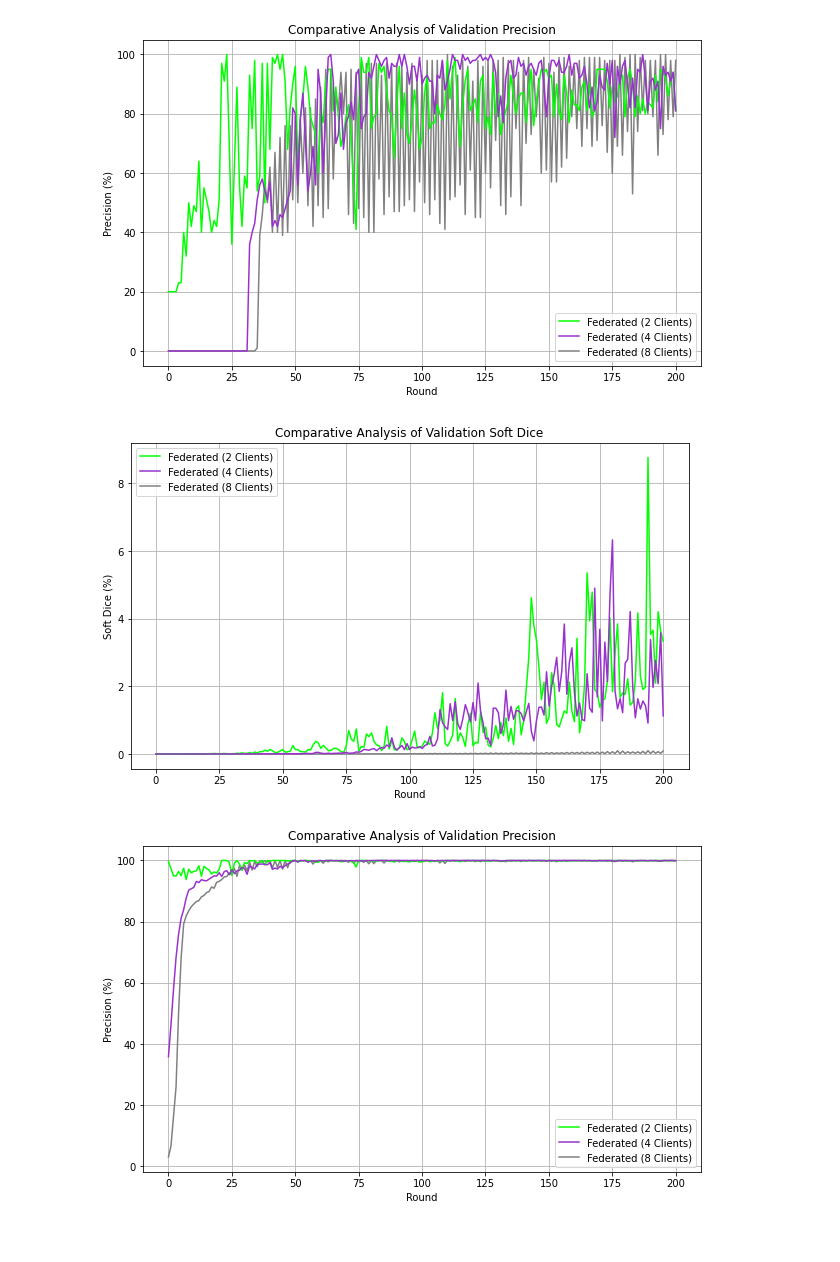
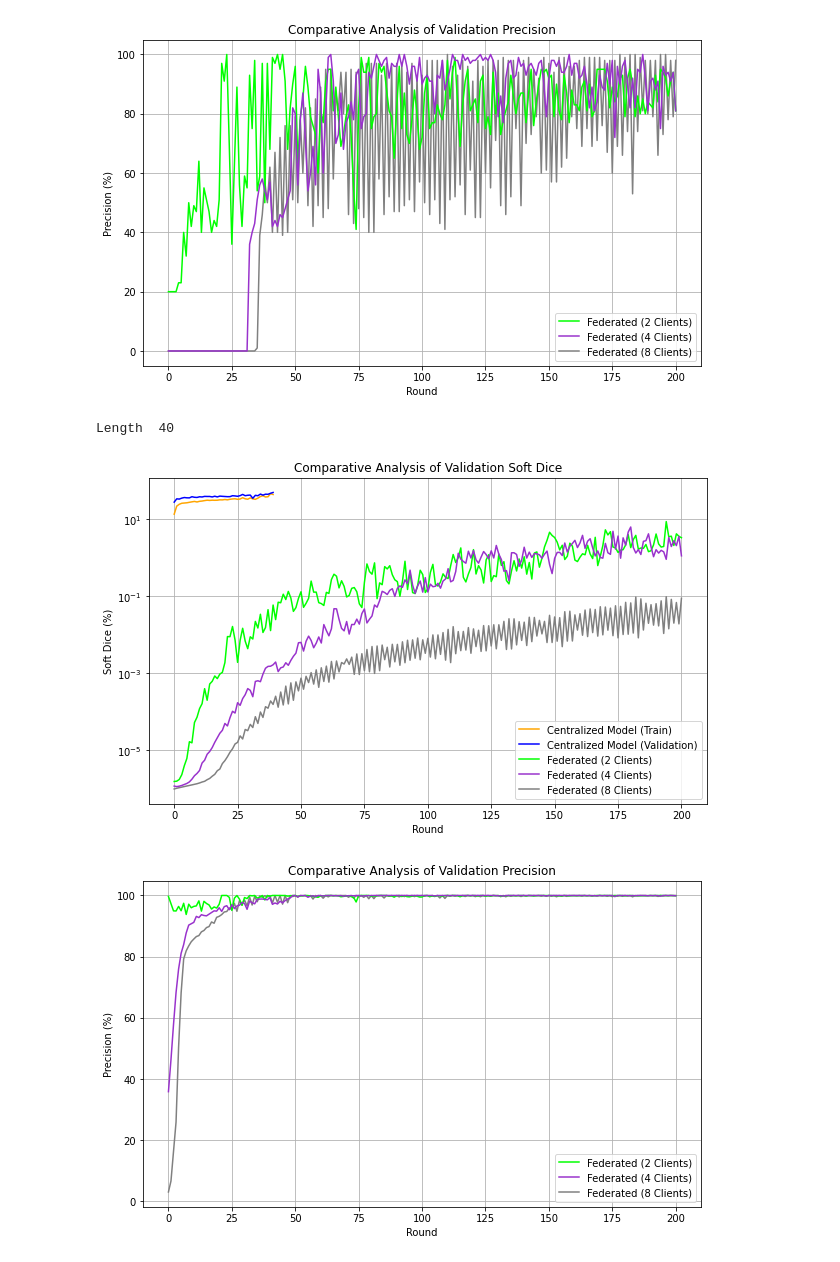
Before and after one commit to jeremyscodes/Training-a-U-Net-Model-for-Brain-Tumour-Segmentation-Using-Federated-Learning, a Jupyter notebook: Flower_New_Adapted_Flwr_1_5/final_plots_generator.ipynb, the cells around one changed output. Saved outputs shown, nothing was run; the diff lists cells and outputs as text; code cells hidden in the pictures.

```diff
--- a/Flower_New_Adapted_Flwr_1_5/final_plots_generator.ipynb
+++ b/Flower_New_Adapted_Flwr_1_5/final_plots_generator.ipynb
@@ -27,7 +27,7 @@ import numpy as np
 import matplotlib.pyplot as plt
 
 
-def plot_metrics_from_npys(metric_name, legend_names, colors, *file_paths, y_min=None,central=False):
+def plot_metrics_from_npys(metric_name, legend_names, colors, *file_paths, y_min=None,central=False, log_scale=False):
     if len(legend_names) != len(file_paths) or len(colors) != len(file_paths):
         raise ValueError("The number of legend names and colors must match the number of numpy arrays.")
 
@@ -72,11 +72,12 @@ def plot_metrics_from_npys(metric_name, legend_names, colors, *file_paths, y_min
         plt.ylabel(metric_name + " (%)")
     plt.xlabel("Round")
     plt.title(f"Comparative Analysis of Validation {metric_name}")
-
+    if log_scale:
+        plt.yscale('log')
     # Manually specify the order of legend entries
     plt.legend(handles=lines + [line_last])  # append the last model's handle to the end
     # plt.show()
-    plt.savefig(main+'\\Final_Plots\\Federated_' + metric_name + '.png')
+    plt.savefig(main+'\\Final_Plots\\Combined_log_' + metric_name + '.png')
 
 # Usage:
 # legend_names = ['Centralized Model', 'Federated (2 Clients)', 'Federated (4 Clients)', 'Federated (8 Clients)']
@@ -92,7 +93,7 @@ cen = main + cen_dir + "\\dice_coef.npy"
 fl_2 = main + fl_dir + dir2 + "\\M_global_model_DC_2_clients_FedAvg.npy"
 fl_4 = main + fl_dir + dir4 + "\\A_global_model_DC_4_clients_FedAvg.npy"
 fl_8 = main + fl_dir + dir_8 + "\\I_global_model_DC_8_clients_FedAvg.npy"
-plot_metrics_from_npys('Dice Coefficient', legend_names, colors, cen, fl_2, fl_4, fl_8)
+plot_metrics_from_npys('Dice Coefficient', legend_names, colors, cen, fl_2, fl_4, fl_8, central=True)
 
 
 # # Example usage:
@@ -135,12 +137,13 @@ plot_metrics_from_npys('Precision', legend_names, colors, cen, fl_2, fl_4, fl_8)
 # %%
 cen = main + cen_dir + "\\soft_dice_coef.npy"
 metric = "softDC"
 fl_2 = main + fl_dir + dir2 + "\\M_global_model_"+metric+"_2_clients_FedAvg.npy"
 fl_4 = main + fl_dir + dir4 + "\\A_global_model_"+metric+"_4_clients_FedAvg.npy"
 fl_8 = main + fl_dir + dir_8 + "\\I_global_model_"+metric+"_8_clients_FedAvg.npy"
-plot_metrics_from_npys('Soft Dice', legend_names, colors, cen, fl_2, fl_4, fl_8)
+plot_metrics_from_npys('Soft Dice', legend_names, colors, cen, fl_2, fl_4, fl_8, central=True, log_scale=True)
 # %% [output]
+Length  40
-[figure, old version]
+[figure, new version]
 # %%
 cen = main + cen_dir + "\\specificity.npy"
 metric = "Specificity"
```
Also changed, not shown: parts of 5 cells of this notebook, 8 other files.
